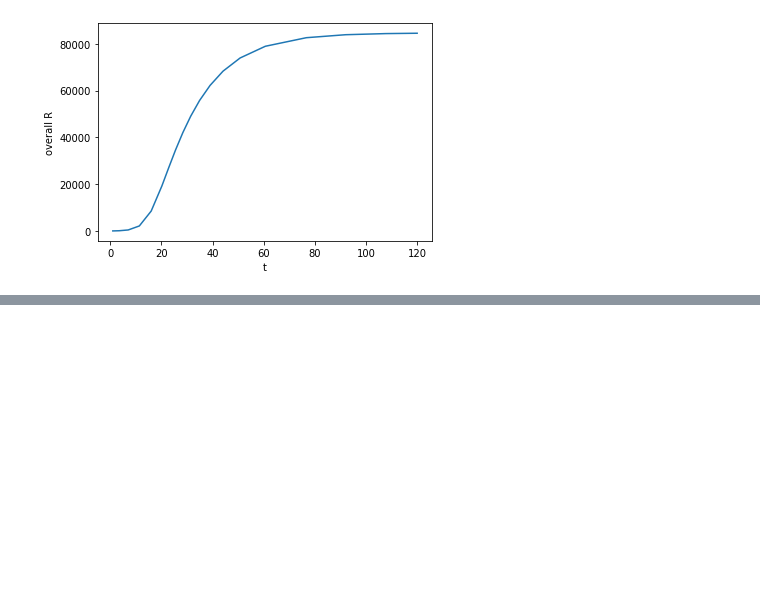
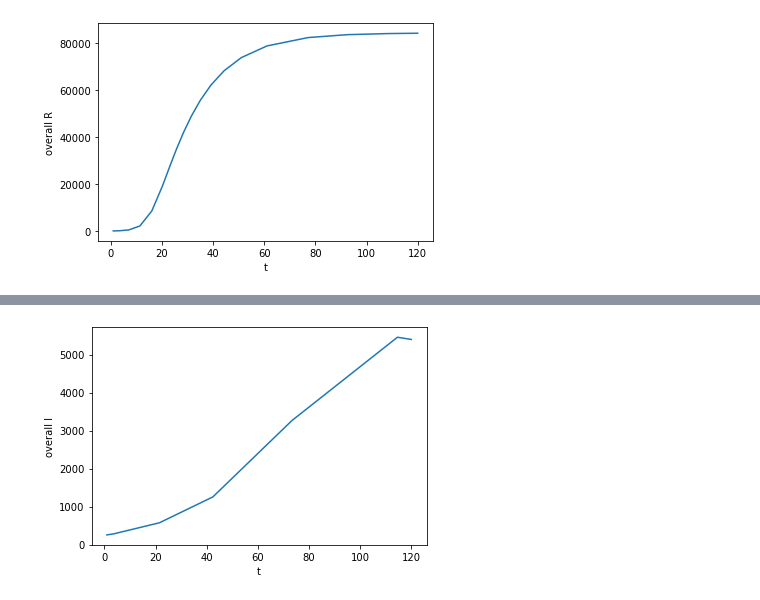
Before and after one commit to liaaaaran/PSTAT197A, a Jupyter notebook: project part 1.ipynb, the cells around one changed output, grey strips where cells are left out. Saved outputs shown, nothing was run; the diff lists cells and outputs as text; code cells hidden in the pictures; blank space fills up the shorter version.

```diff
--- a/project part 1.ipynb
+++ b/project part 1.ipynb
@@ -140,0 +192,7 @@ plt.show()
+# %%
+plt.plot(soln_obj2.t, sum(soln_obj2.y[16:20]))
+plt.xlabel("t")
+plt.ylabel("overall I")
+plt.show()
+# %% [output]
+[figure, added]
```
Also changed, not shown: parts of 21 cells of this notebook.
